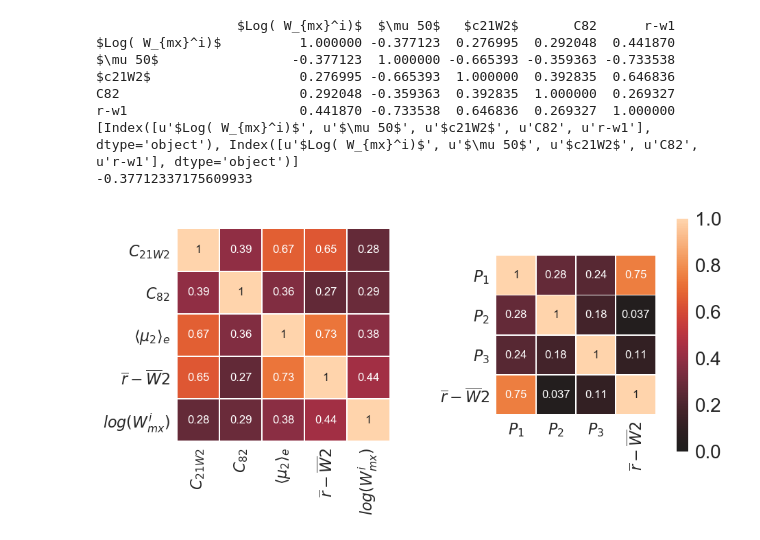
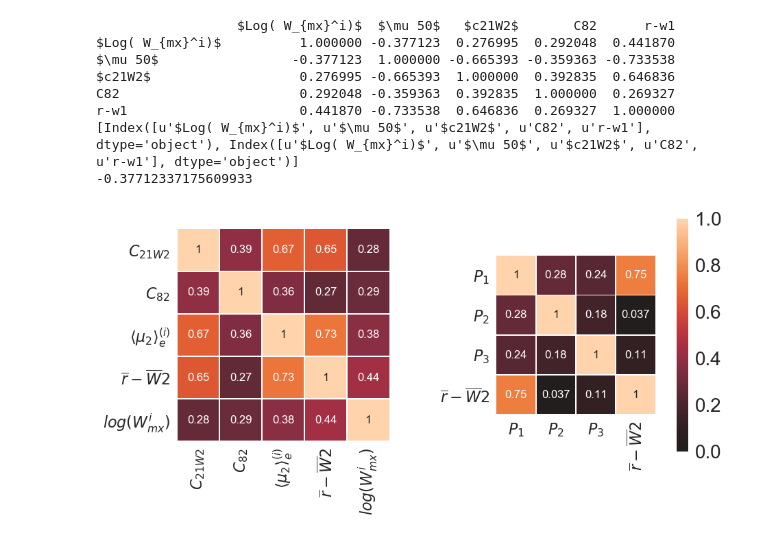
Before and after one commit to ekourkchi/reddening, a Jupyter notebook: Face_on+Face_off.ipynb, the cells around one changed output. Drawn from its saved outputs; the diff is of its cells as text; code cells hidden in the pictures.

```diff
--- a/Face_on+Face_off.ipynb
+++ b/Face_on+Face_off.ipynb
@@ -376,7 +376,7 @@ r-w1                      0.441870 -0.733538  0.646836  0.269327  1.000000
 # %%
 band1 = 'r'
 text1 = '\overline{'+band1+'}-\overline{W}2'            # example: cr-W1
-data = {'$'+text1+'$':r_w1, '$log(W_{mx}^i)$':logWimx, '$C_{21W2}$':c21w, r'$\langle \mu_2 \rangle_e$':mu50, '$C_{82}$':C82}
+data = {'$'+text1+'$':r_w1, '$log(W_{mx}^i)$':logWimx, '$C_{21W2}$':c21w, r'$\langle \mu_2 \rangle^{(i)}_e$':mu50, '$C_{82}$':C82}
 d = pd.DataFrame.from_dict(data)
 ### Compute the correlation matrix
 corr = d.corr()
@@ -417,31 +417,31 @@ data = {'$'+text1+'$':r_w1, '$P_1$':pc0, '$P_2$':pc1, r'$P_3$':pc2}
 d = pd.DataFrame.from_dict(data)
 ### Compute the correlation matrix
 corr = d.corr()
 
 ### Generate a mask for the upper triangle
 mask = np.zeros_like(corr, dtype=np.bool)
 mask[np.triu_indices_from(mask)] = True
 
 sns.set(font_scale=2.0)
 ax = plt.subplot(gs[p]) ; p+=1
 ### Draw the heatmap with the mask and correct aspect ratio
 sns.heatmap(np.abs(corr), vmin=0,vmax=1.0, center=0,
             square=True, linewidths=.5, cbar_kws={"shrink": .8, "pad":0.1}, annot_kws={"size": 12},
             annot=True, ax=ax) # , mask=mask)
 
 for tick in ax.xaxis.get_major_ticks():
                 tick.label.set_fontsize(16)
                 tick.label.set_rotation('horizontal')
 
 ticks = ax.xaxis.get_major_ticks()
 N = len(ticks)
 ticks[N-1].label.set_rotation('vertical')
 
 
 
 for tick in ax.yaxis.get_major_ticks():
                 tick.label.set_fontsize(16)
 
 plt.savefig('corr_table.eps')
 # %% [output]
-[figure, old version]
+[figure, new version]
```
Also changed, not shown: 12 other files.
